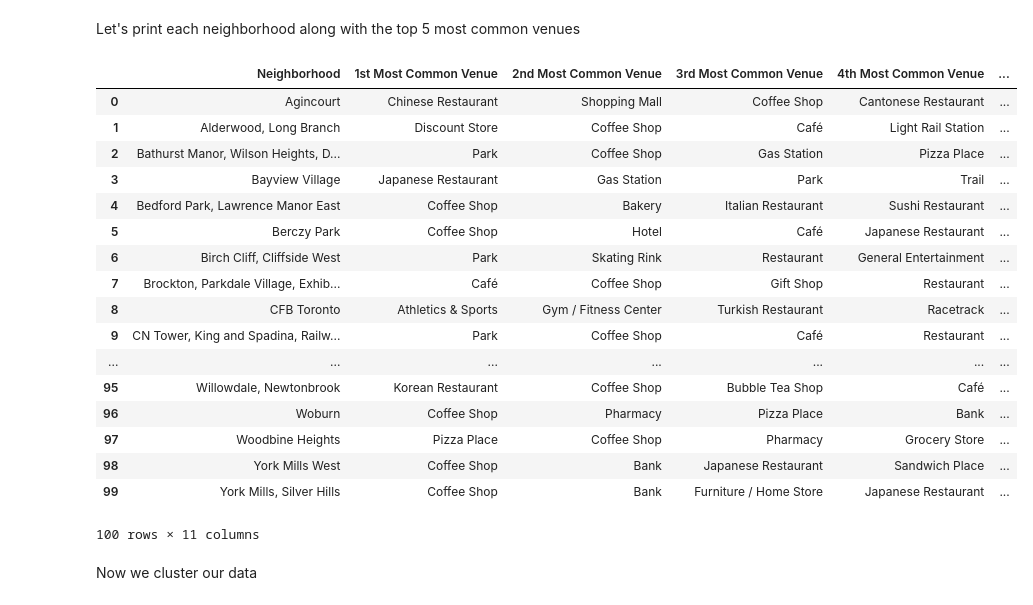
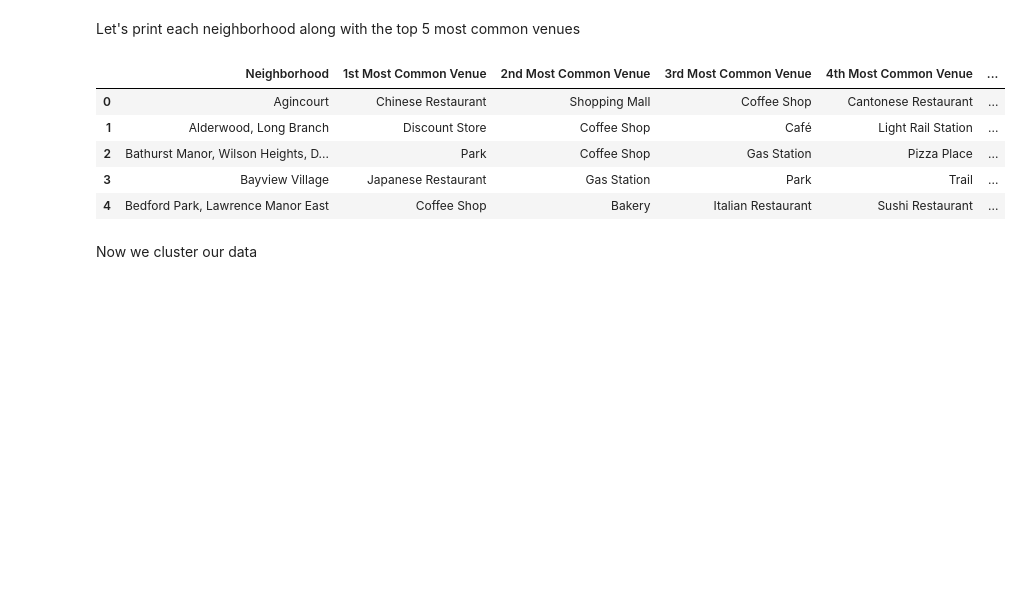
Before and after one commit to Yesbody/Coursera_Capstone, a Jupyter notebook: Capstone Toronto.ipynb, the cells around one changed output. Cells and saved outputs as stored; diff of their text form; code cells hidden in the pictures; blank space fills up the shorter version.

```diff
--- a/Capstone Toronto.ipynb
+++ b/Capstone Toronto.ipynb
@@ -307,44 +296,32 @@ def return_most_common_venues(row, num_top_venues):
 # %%
 import numpy as np
 num_top_venues = 10
 
 indicators = ['st', 'nd', 'rd']
 
 # create columns according to number of top venues
 columns = ['Neighborhood']
 for ind in np.arange(num_top_venues):
     try:
         columns.append('{}{} Most Common Venue'.format(ind+1, indicators[ind]))
     except:
         columns.append('{}th Most Common Venue'.format(ind+1))
 
 # create a new dataframe
 neighborhoods_venues_sorted = pd.DataFrame(columns=columns)
 neighborhoods_venues_sorted['Neighborhood'] = venues_grouped['Neighborhood']
 
 for ind in np.arange(venues_grouped.shape[0]):
     neighborhoods_venues_sorted.iloc[ind, 1:] = return_most_common_venues(venues_grouped.iloc[ind, :], num_top_venues)
 
-neighborhoods_venues_sorted
+neighborhoods_venues_sorted.head()
 # %% [output]
 |  | Neighborhood | 1st Most Common Venue | 2nd Most Common Venue | 3rd Most Common Venue | 4th Most Common Venue | ... |
 | 0 | Agincourt | Chinese Restaurant | Shopping Mall | Coffee Shop | Cantonese Restaurant | ... |
 | 1 | Alderwood, Long Branch | Discount Store | Coffee Shop | Café | Light Rail Station | ... |
 | 2 | Bathurst Manor, Wilson Heights, D... | Park | Coffee Shop | Gas Station | Pizza Place | ... |
 | 3 | Bayview Village | Japanese Restaurant | Gas Station | Park | Trail | ... |
 | 4 | Bedford Park, Lawrence Manor East | Coffee Shop | Bakery | Italian Restaurant | Sushi Restaurant | ... |
-| 5 | Berczy Park | Coffee Shop | Hotel | Café | Japanese Restaurant | ... |
-| 6 | Birch Cliff, Cliffside West | Park | Skating Rink | Restaurant | General Entertainment | ... |
-| 7 | Brockton, Parkdale Village, Exhib... | Café | Coffee Shop | Gift Shop | Restaurant | ... |
-| 8 | CFB Toronto | Athletics & Sports | Gym / Fitness Center | Turkish Restaurant | Racetrack | ... |
-| 9 | CN Tower, King and Spadina, Railw... | Park | Coffee Shop | Café | Restaurant | ... |
-| ... | ... | ... | ... | ... | ... | ... |
-| 95 | Willowdale, Newtonbrook | Korean Restaurant | Coffee Shop | Bubble Tea Shop | Café | ... |
-| 96 | Woburn | Coffee Shop | Pharmacy | Pizza Place | Bank | ... |
-| 97 | Woodbine Heights | Pizza Place | Coffee Shop | Pharmacy | Grocery Store | ... |
-| 98 | York Mills West | Coffee Shop | Bank | Japanese Restaurant | Sandwich Place | ... |
-| 99 | York Mills, Silver Hills | Coffee Shop | Bank | Furniture / Home Store | Japanese Restaurant | ... |
-100 rows × 11 columns
 # %% [markdown]
 Now we cluster our data
 # %%
```
Also changed, not shown: parts of 4 cells of this notebook.
